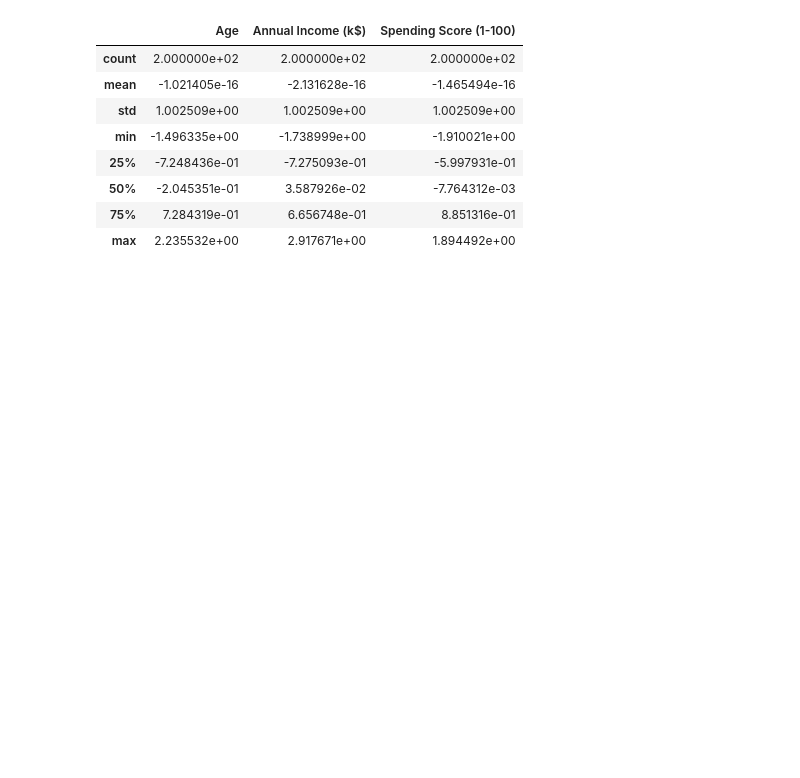
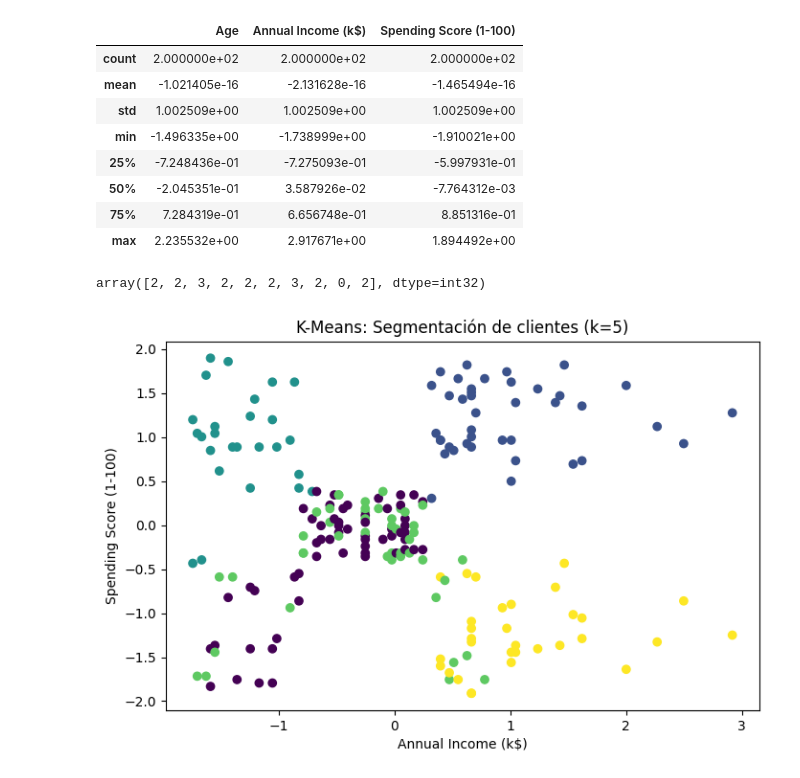
Before and after one commit to mym2013/segmentacion-clientes-unsupervised, a Jupyter notebook: notebooks/segmentacion_clientes.ipynb, the cells around one changed output. Cells and saved outputs as stored; diff of their text form; code cells hidden in the pictures; blank space fills up the shorter version.

Commit message:
feat: notebook final con clustering y conclusiones

```diff
--- a/notebooks/segmentacion_clientes.ipynb
+++ b/notebooks/segmentacion_clientes.ipynb
@@ -148,3 +148,27 @@ X_scaled_df.describe()
 # %%
 # dejarmeos guardado el csv, escalonado para usos futuros en caso de que sea necesario
 X_scaled_df.to_csv("../data/mall_customers_preprocessed.csv", index=False)
+# %%
+from sklearn.cluster import KMeans
+
+kmeans = KMeans(n_clusters=5, random_state=42)
+clusters_kmeans = kmeans.fit_predict(X_scaled_df)
+
+clusters_kmeans[:10]
+# %% [output]
+array([2, 2, 3, 2, 2, 2, 3, 2, 0, 2], dtype=int32)
+# %%
+import matplotlib.pyplot as plt
+
+plt.figure(figsize=(8,5))
+plt.scatter(
+    X_scaled_df["Annual Income (k$)"],
+    X_scaled_df["Spending Score (1-100)"],
+    c=clusters_kmeans
+)
+plt.xlabel("Annual Income (k$)")
+plt.ylabel("Spending Score (1-100)")
+plt.title("K-Means: Segmentación de clientes (k=5)")
+plt.show()
+# %% [output]
+[figure, added]
```
Also changed, not shown: parts of 4 cells of this notebook.
